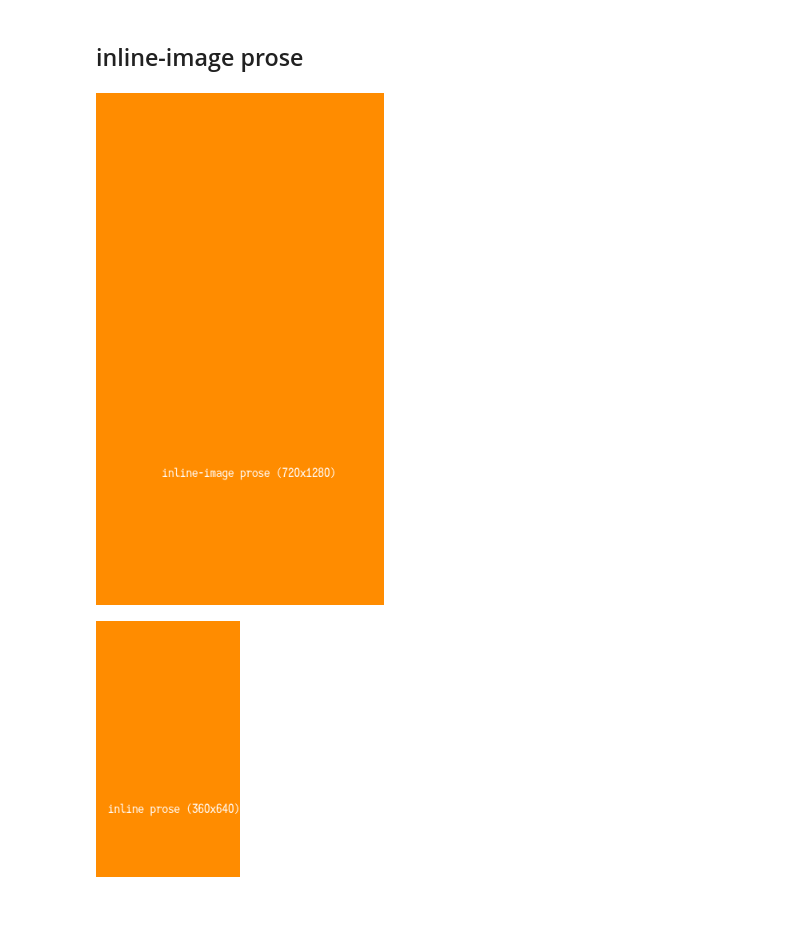
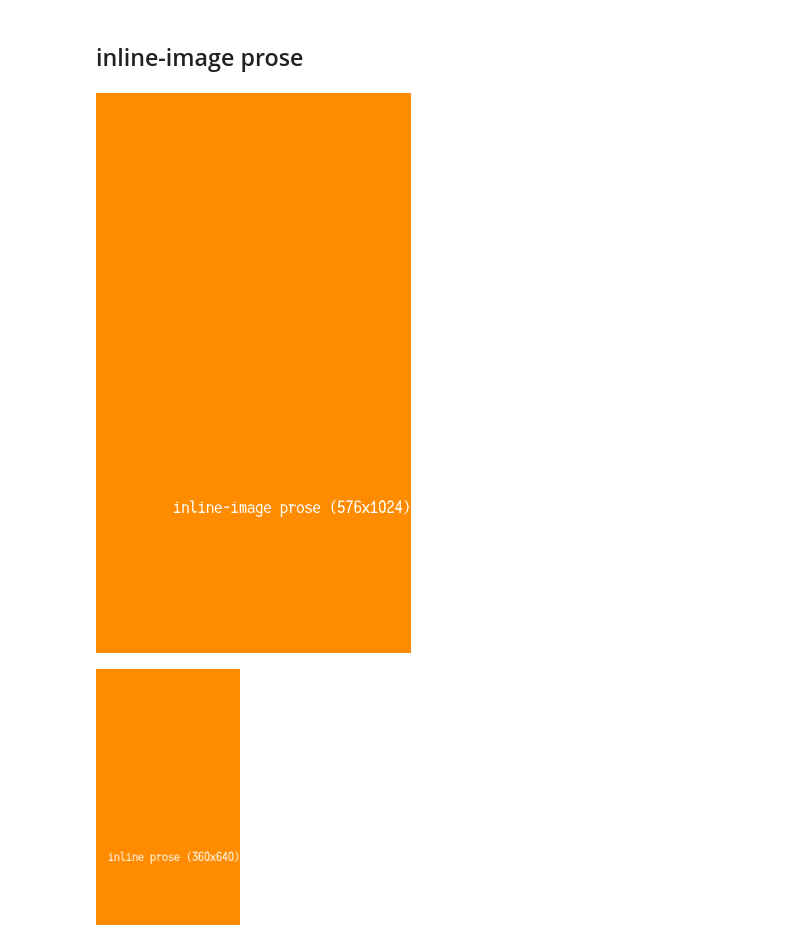
Before and after one commit to BryanWilhite/jupyter-central, a Jupyter notebook: wand-responsive-images/generating-responsive-images.ipynb, the cells around one changed output. Cells and saved outputs as stored; diff of their text form; code cells hidden in the pictures; blank space fills up the shorter version.

```diff
--- a/wand-responsive-images/generating-responsive-images.ipynb
+++ b/wand-responsive-images/generating-responsive-images.ipynb
@@ -114,10 +114,11 @@ render_image_and_save(w=w, h=h, output_path=f'./{root}/{w}x{h}.png', font_size=4
 # %% [markdown]
 ## inline-image prose
 # %%
-w, h, = 720, 1280; root, label = 'inline-image-prose', f'inline-image prose ({w}x{h})'
-render_image_and_save(w=w, h=h, output_path=f'./{root}/{w}x{h}.png', font_size=32, label=label)
+w, h, = 576, 1024; root, label = 'inline-image-prose', f'inline-image prose ({w}x{h})'
+render_image_and_save(w=w, h=h, output_path=f'./{root}/{w}x{h}.png', font_size=32, label=label,
+                      text_coordinates=lambda w, h, text_width: (w - text_width, h - int(h/4)))
 # %% [output]
-[figure, old version]
+[figure, new version]
 # %%
 w, h, = 360, 640; root, label = 'inline-image-prose', f'inline prose ({w}x{h})'
 render_image_and_save(w=w, h=h, output_path=f'./{root}/{w}x{h}.png', font_size=32, label=label,
```
Also changed, not shown: parts of 3 cells of this notebook, 3 other files.
